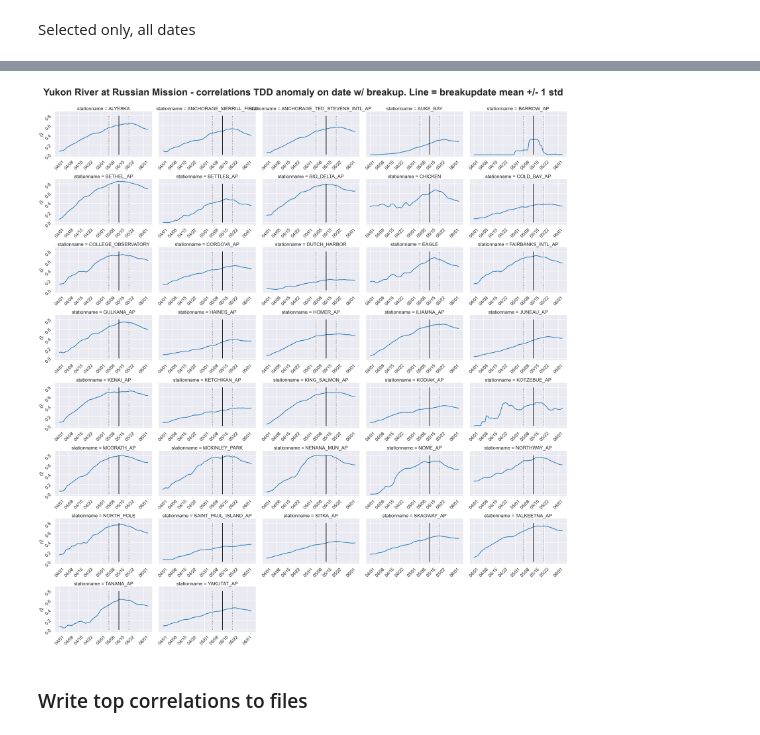
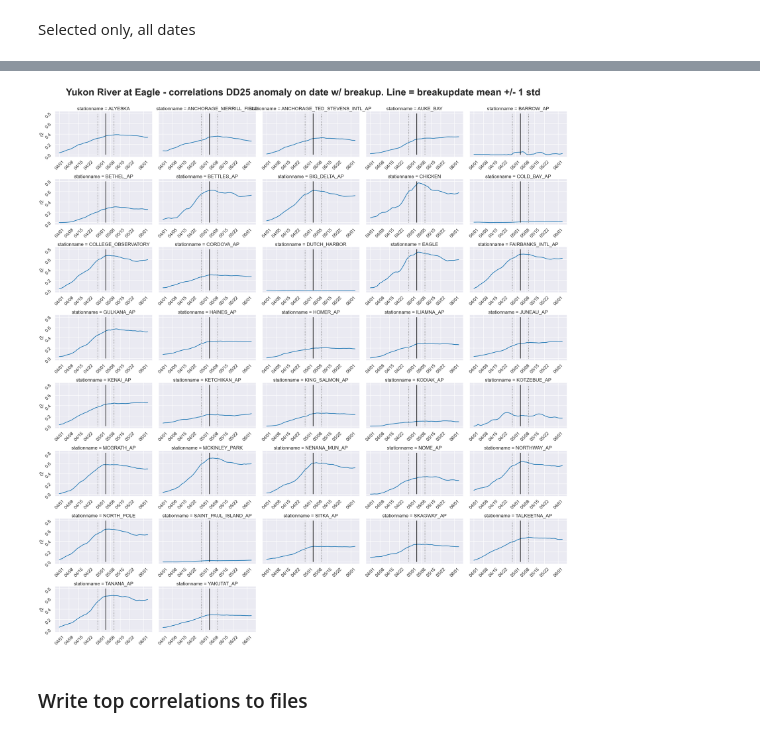
Before and after one commit to chryss/riverice, a Jupyter notebook: JupyterNotebooks/APRFC_breakupdata_stationselect.ipynb, the cells around one changed output, grey strips where cells are left out. Saved outputs shown, nothing was run; the diff lists cells and outputs as text; code cells hidden in the pictures.

```diff
--- a/JupyterNotebooks/APRFC_breakupdata_stationselect.ipynb
+++ b/JupyterNotebooks/APRFC_breakupdata_stationselect.ipynb
@@ -113,7 +113,7 @@ breakup = pd.read_csv(breakuppth, header=3, index_col=0)
 breakup['days_since_march1'] = breakup.apply(lambda row: datestr2dayssince(row.breakup), axis=1)
 breakup_anomaly = breakup.copy()
 
-for pth in tdd:
+for pth in dd:
     stationname = pth.stem[:-18]
     teststationDF = pd.read_csv(pth, skiprows=4, index_col=0)
     breakup_anomaly[stationname] = breakup_anomaly.apply(
@@ -156,8 +156,8 @@ array(['Koyukuk River at Bettles', 'Kobuk River at Shungnak',
        'Kuskokwim River at Nikolai', 'Tanana River nr Manley Hot Springs',
        'Gakona River at Gakona'], dtype=object)
 # %%
-selected_location = 'Yukon River at Russian Mission'
-selected_short = 'Russian Mission'
+selected_location = 'Yukon River at Eagle' # 'Yukon River at Russian Mission'
+selected_short = 'Eagle'
 # %%
 output = (
     breakup
@@ -278,7 +278,8 @@ for ii in range(10):
     breakup_anomaly_fixed = breakup.copy()
 
     for pth in dd:
-        stationname = pth.stem[:-19]
+        stationname = pth.stem[:-18]
+        print(stationname)
         teststationDF = pd.read_csv(pth, skiprows=4, index_col=0)
         breakup_anomaly_fixed[stationname] = breakup_anomaly_fixed.apply(
             lambda row: retrieve_dd_anomaly_fixed(row, stationname, teststationDF, datestr), axis=1)
@@ -378,21 +388,21 @@ sb.set_context('poster', font_scale=1)
 # %%
 
 g = sb.relplot(selected_correlationseriesDF, x='DateStamp', y='r2', col='stationname', col_wrap=5, kind='line', aspect=1.5, facet_kws={'sharex': 'col'} )
 xformatter = md.DateFormatter("%m/%d")
 g.set_xlabels('')
 
 # g.set_xticklabels(rotation=90)
 for ax in g.axes:
     ax.tick_params(rotation=45, labelbottom=True)
     ax.xaxis.set_major_formatter(xformatter)
-    ax.vlines(x=eagle_mean, ymin=0, ymax=0.8, colors='black')
-    ax.vlines(x=eagle_mean_plus, ymin=0, ymax=0.8, colors='grey', linestyles='dotted')
-    ax.vlines(x=eagle_mean_minus, ymin=0, ymax=0.8, colors='grey', linestyles='dotted')
+    ax.vlines(x=df_mean, ymin=0, ymax=0.8, colors='black')
+    ax.vlines(x=df_mean_plus, ymin=0, ymax=0.8, colors='grey', linestyles='dotted')
+    ax.vlines(x=df_mean_minus, ymin=0, ymax=0.8, colors='grey', linestyles='dotted')
 
 g.fig.tight_layout()
-g.fig.suptitle(f"{selected_location} - correlations TDD anomaly on date w/ breakup. Line = breakupdate mean +/- 1 std", fontsize=48, fontweight='bold')
+g.fig.suptitle(f"{selected_location} - correlations {prefix} anomaly on date w/ breakup. Line = breakupdate mean +/- 1 std", fontsize=48, fontweight='bold')
 g.fig.subplots_adjust(top=0.94,)
 # %% [output]
-[figure, old version]
+[figure, new version]
 # %% [markdown]
 ### Write top correlations to files
```
Also changed, not shown: parts of 5 cells of this notebook, 1 other file.
